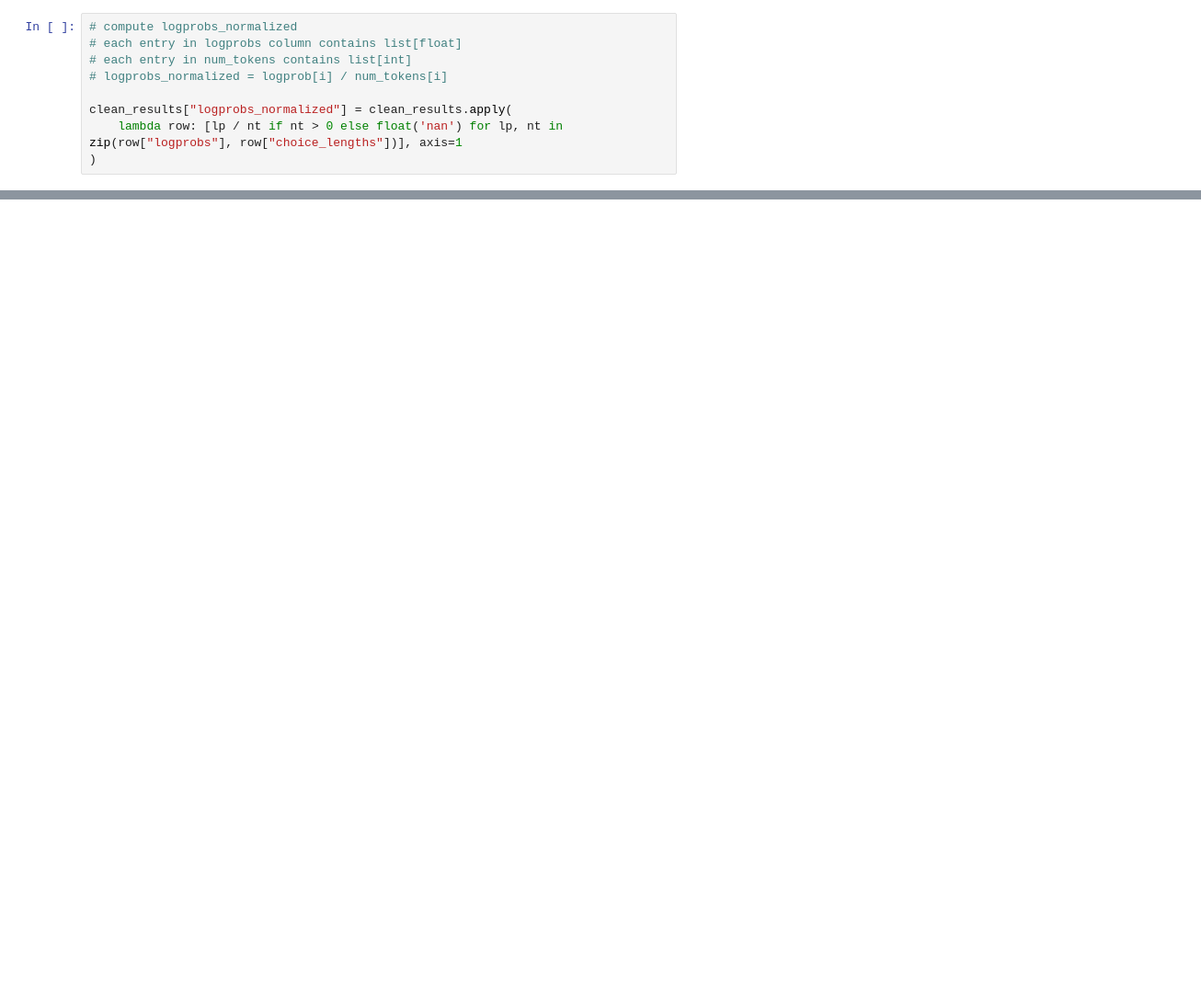
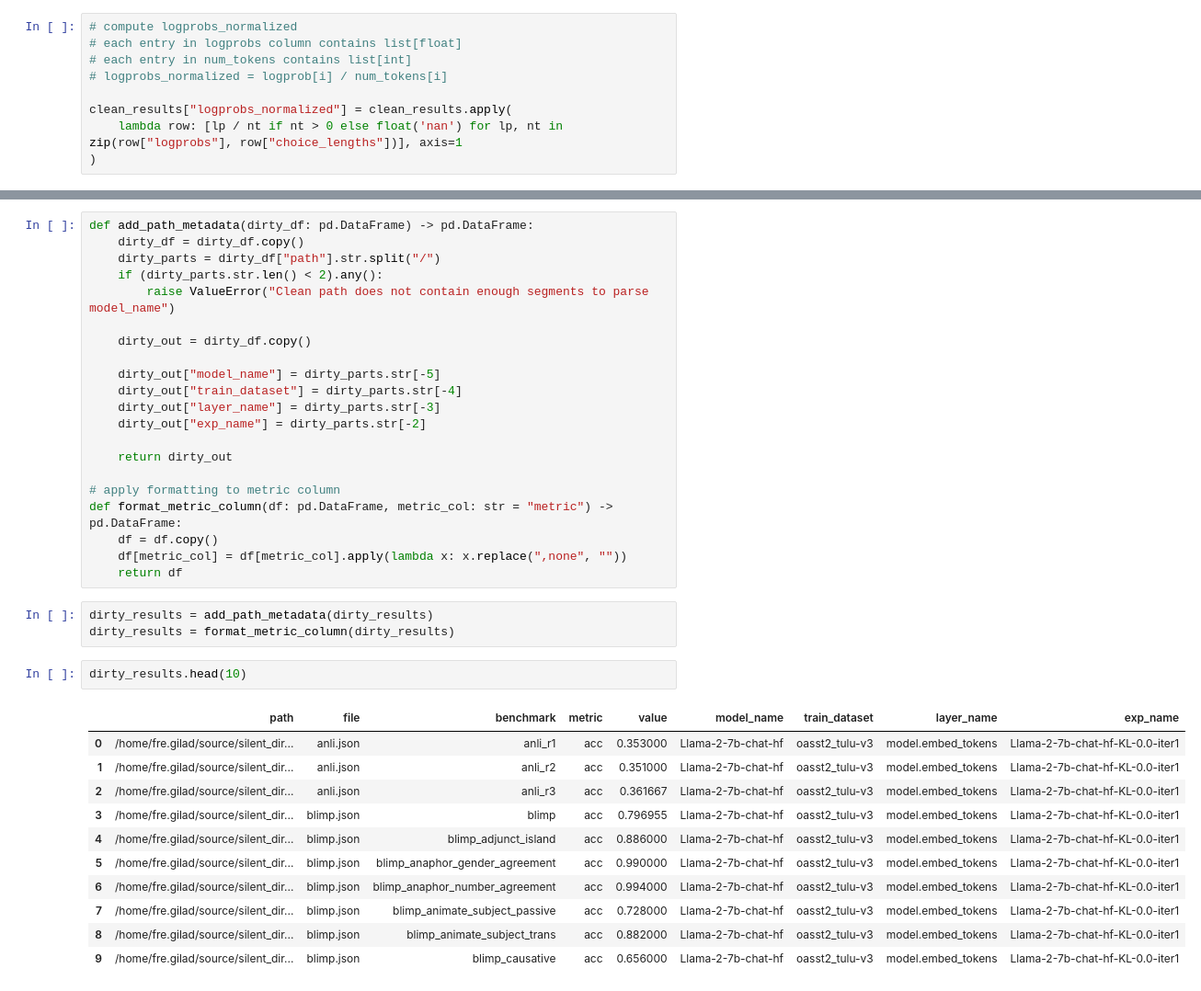
Before and after one commit to giladfrid009/silent_direction, a Jupyter notebook: analysis/create_logprob_tasks_variance.ipynb, the cells around one changed output, grey strips where cells are left out. Shown at 92% size. Drawn from its saved outputs; the diff is of its cells as text; blank space fills up the shorter version.

```diff
--- a/analysis/create_logprob_tasks_variance.ipynb
+++ b/analysis/create_logprob_tasks_variance.ipynb
@@ -354,0 +288,38 @@ print(p_upper, p_lower, p_two_sided)
+# %%
+def add_path_metadata(dirty_df: pd.DataFrame) -> pd.DataFrame:
+    dirty_df = dirty_df.copy()
+    dirty_parts = dirty_df["path"].str.split("/")
+    if (dirty_parts.str.len() < 2).any():
+        raise ValueError("Clean path does not contain enough segments to parse model_name")
+
+    dirty_out = dirty_df.copy()
+
+    dirty_out["model_name"] = dirty_parts.str[-5]
+    dirty_out["train_dataset"] = dirty_parts.str[-4]
+    dirty_out["layer_name"] = dirty_parts.str[-3]
+    dirty_out["exp_name"] = dirty_parts.str[-2]
+
+    return dirty_out
+
+# apply formatting to metric column
+def format_metric_column(df: pd.DataFrame, metric_col: str = "metric") -> pd.DataFrame:
+    df = df.copy()
+    df[metric_col] = df[metric_col].apply(lambda x: x.replace(",none", ""))
+    return df
+# %%
+dirty_results = add_path_metadata(dirty_results)
+dirty_results = format_metric_column(dirty_results)
+# %%
+dirty_results.head(10)
+# %% [output]
+|  | path | file | benchmark | metric | value | model_name | train_dataset | layer_name | exp_name |
+| 0 | /home/fre.gilad/source/silent_dir... | anli.json | anli_r1 | acc | 0.353000 | Llama-2-7b-chat-hf | oasst2_tulu-v3 | model.embed_tokens | Llama-2-7b-chat-hf-KL-0.0-iter1 |
+| 1 | /home/fre.gilad/source/silent_dir... | anli.json | anli_r2 | acc | 0.351000 | Llama-2-7b-chat-hf | oasst2_tulu-v3 | model.embed_tokens | Llama-2-7b-chat-hf-KL-0.0-iter1 |
+| 2 | /home/fre.gilad/source/silent_dir... | anli.json | anli_r3 | acc | 0.361667 | Llama-2-7b-chat-hf | oasst2_tulu-v3 | model.embed_tokens | Llama-2-7b-chat-hf-KL-0.0-iter1 |
+| 3 | /home/fre.gilad/source/silent_dir... | blimp.json | blimp | acc | 0.796955 | Llama-2-7b-chat-hf | oasst2_tulu-v3 | model.embed_tokens | Llama-2-7b-chat-hf-KL-0.0-iter1 |
+| 4 | /home/fre.gilad/source/silent_dir... | blimp.json | blimp_adjunct_island | acc | 0.886000 | Llama-2-7b-chat-hf | oasst2_tulu-v3 | model.embed_tokens | Llama-2-7b-chat-hf-KL-0.0-iter1 |
+| 5 | /home/fre.gilad/source/silent_dir... | blimp.json | blimp_anaphor_gender_agreement | acc | 0.990000 | Llama-2-7b-chat-hf | oasst2_tulu-v3 | model.embed_tokens | Llama-2-7b-chat-hf-KL-0.0-iter1 |
+| 6 | /home/fre.gilad/source/silent_dir... | blimp.json | blimp_anaphor_number_agreement | acc | 0.994000 | Llama-2-7b-chat-hf | oasst2_tulu-v3 | model.embed_tokens | Llama-2-7b-chat-hf-KL-0.0-iter1 |
+| 7 | /home/fre.gilad/source/silent_dir... | blimp.json | blimp_animate_subject_passive | acc | 0.728000 | Llama-2-7b-chat-hf | oasst2_tulu-v3 | model.embed_tokens | Llama-2-7b-chat-hf-KL-0.0-iter1 |
+| 8 | /home/fre.gilad/source/silent_dir... | blimp.json | blimp_animate_subject_trans | acc | 0.882000 | Llama-2-7b-chat-hf | oasst2_tulu-v3 | model.embed_tokens | Llama-2-7b-chat-hf-KL-0.0-iter1 |
+| 9 | /home/fre.gilad/source/silent_dir... | blimp.json | blimp_causative | acc | 0.656000 | Llama-2-7b-chat-hf | oasst2_tulu-v3 | model.embed_tokens | Llama-2-7b-chat-hf-KL-0.0-iter1 |
```
Also changed, not shown: parts of 22 cells of this notebook.
